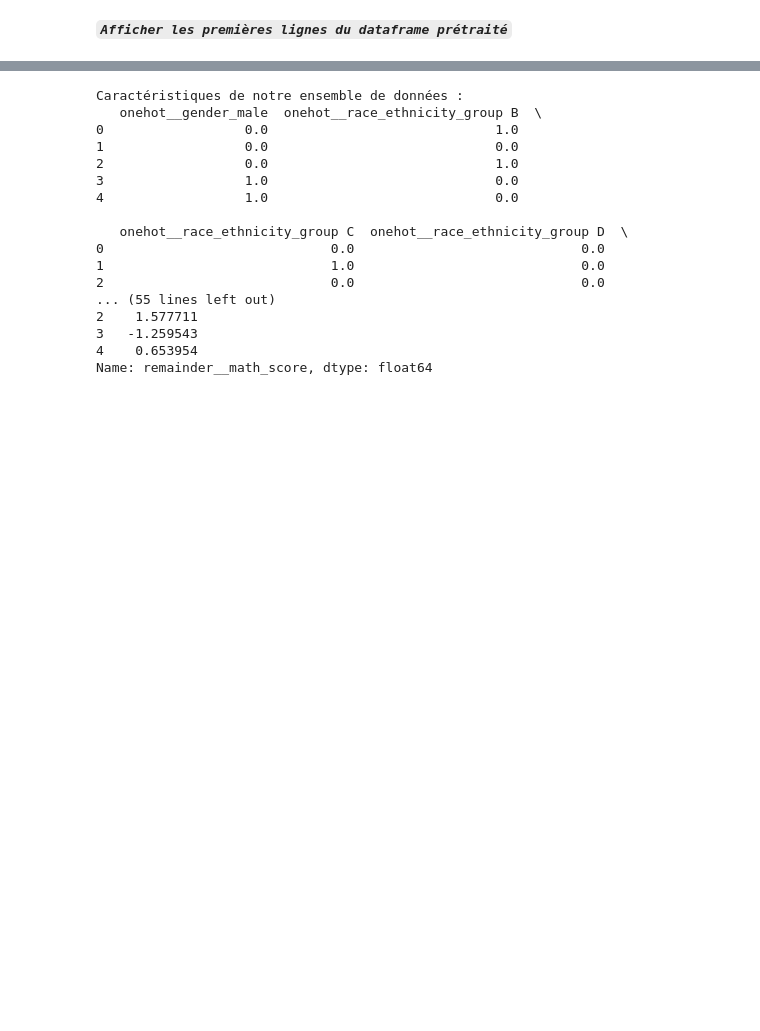
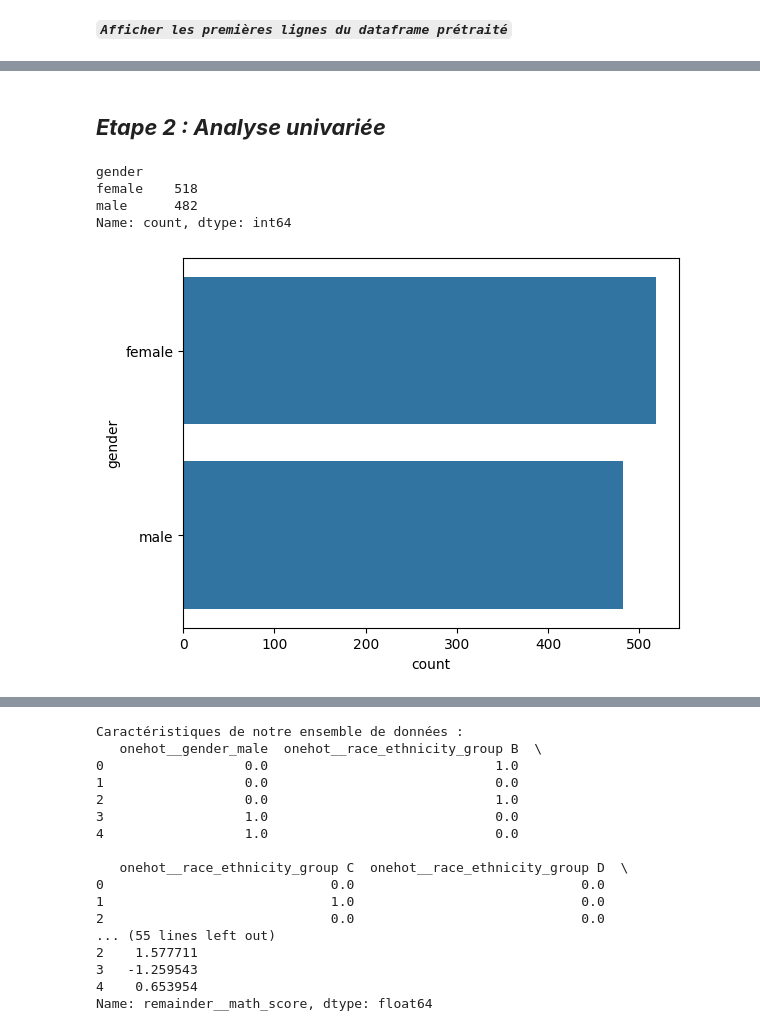
Before and after one commit to HaddoucheSara/ML_Mini_projet, a Jupyter notebook: Mini_projet_D’application.ipynb, the cells around one changed output, grey strips where cells are left out. Cells and saved outputs as stored; diff of their text form; code cells hidden in the pictures; blank space fills up the shorter version.

```diff
--- a/Mini_projet_D’application.ipynb
+++ b/Mini_projet_D’application.ipynb
@@ -139,0 +191,16 @@ data_preprocessed.head()
+# %% [markdown]
+## ***Etape 2 : Analyse univariée***
+# %%
+# Comptage des occurrences pour une variable catégorielle (par exemple, gender)
+data['gender'].value_counts()
+# %% [output]
+gender
+female    518
+male      482
+Name: count, dtype: int64
+# %%
+# Visualisation avec un diagramme en barres
+sns.countplot(data['gender'])
+plt.show()
+# %% [output]
+[figure, added]
```
Also changed, not shown: parts of 55 cells of this notebook.
